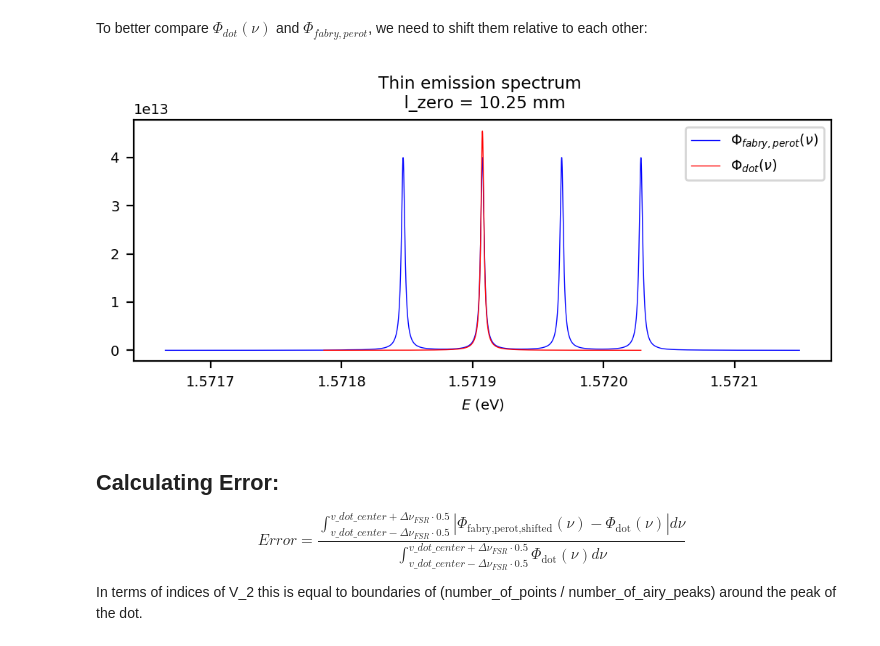
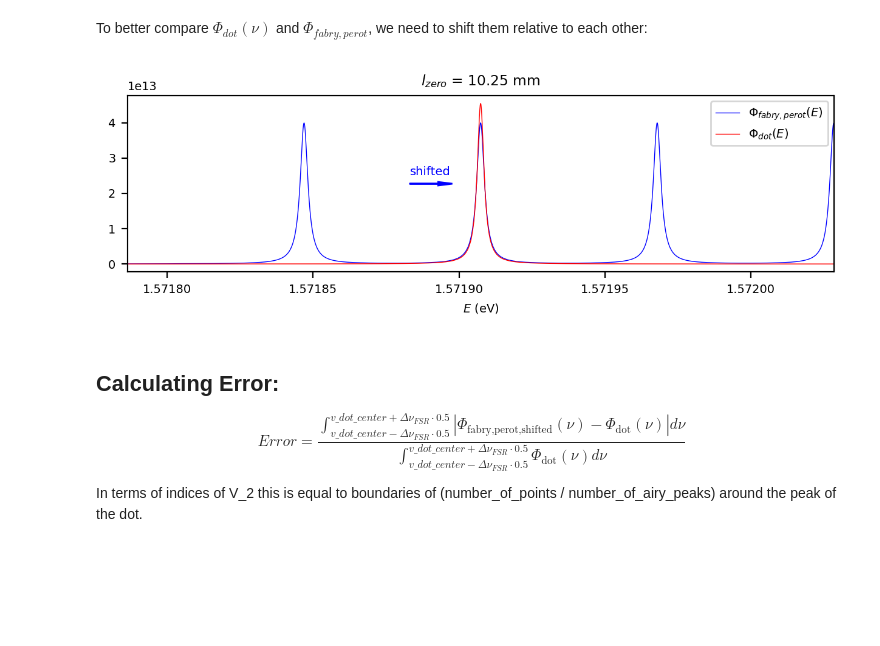
Before and after one commit to JKU-HFP/Sizing_Fabry_Perot_Interferometer, a Jupyter notebook: Sizing_Fabry_Perot_Interferometer.ipynb, the cells around one changed output. Saved outputs shown, nothing was run; the diff lists cells and outputs as text; code cells hidden in the pictures; blank space fills up the shorter version.

```diff
--- a/Sizing_Fabry_Perot_Interferometer.ipynb
+++ b/Sizing_Fabry_Perot_Interferometer.ipynb
@@ -333,15 +342,20 @@ phi_fabry_perot_shifted_zero, position_closest_airy_peak_zero, position_dot_peak
 # %%
 plt.figure()
 
-plt.plot(E_2_zero, phi_fabry_perot_shifted_zero, "b", label=r"$\Phi_{fabry,perot}(\nu)$")
-plt.plot(E_zero, phi_dot_zero, "r" , label=r"$\Phi_{dot}(\nu)$")
+plt.plot(E_2_zero, phi_fabry_perot_shifted_zero, "b", label=r"$\Phi_{fabry,perot}(E)$")
+plt.plot(E_zero, phi_dot_zero, "r" , label=r"$\Phi_{dot}(E)$")
 plt.xlabel(r"$E$ (eV)")
 plt.legend()
-plt.title(f"Thin emission spectrum \n l_zero = {l_zero * 10**3:.02f} mm")
+plt.title(r"$l_{zero}$" +  f" = {l_zero * 10**3:.02f} mm")
+plt.xlim(E_zero.min(), E_zero.max())
+plt.arrow(0.4, 0.5, 0.04, 0, head_width=0.02, head_length=0.02, transform=plt.gca().transAxes, color="b")
+plt.text(0.4, 0.55, "shifted", color="b", transform=plt.gca().transAxes)
 
+plt.tight_layout()
+#plt.savefig(FIGURE_PATH / "simulation-comparison-dot-fabry-perot-output-shifted.pdf")
 plt.show()
 # %% [output]
-[figure, old version]
+[figure, new version]
 # %% [markdown]
 ## Calculating Error:
 
```
Also changed, not shown: parts of 7 cells of this notebook.
